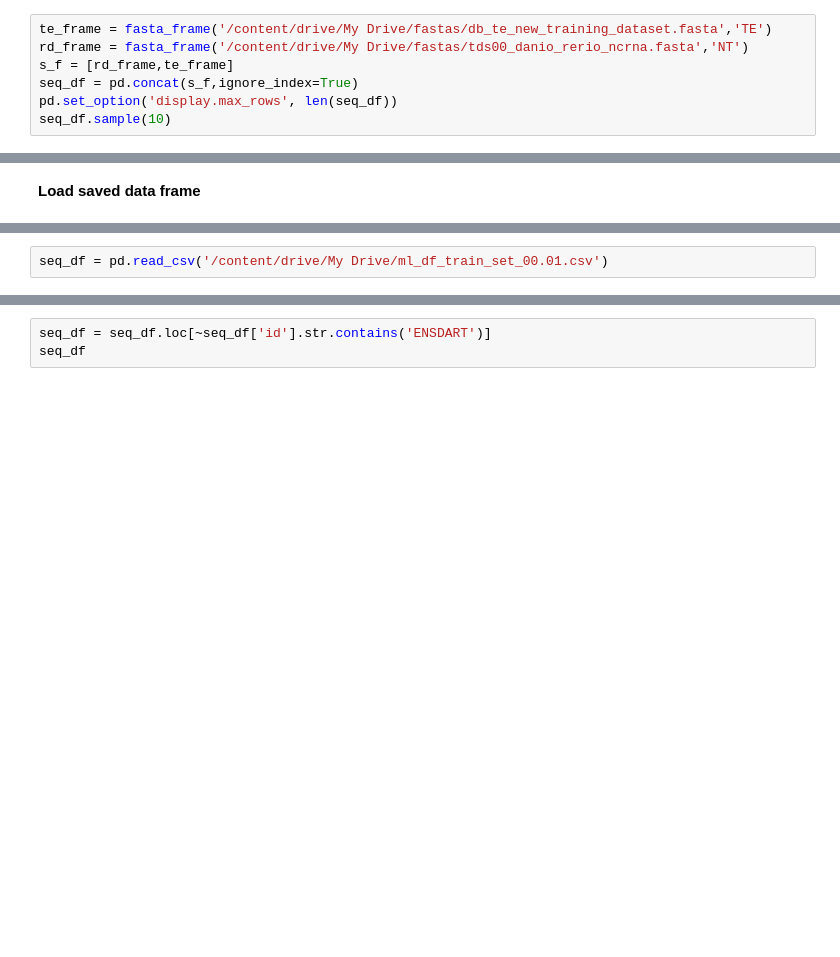
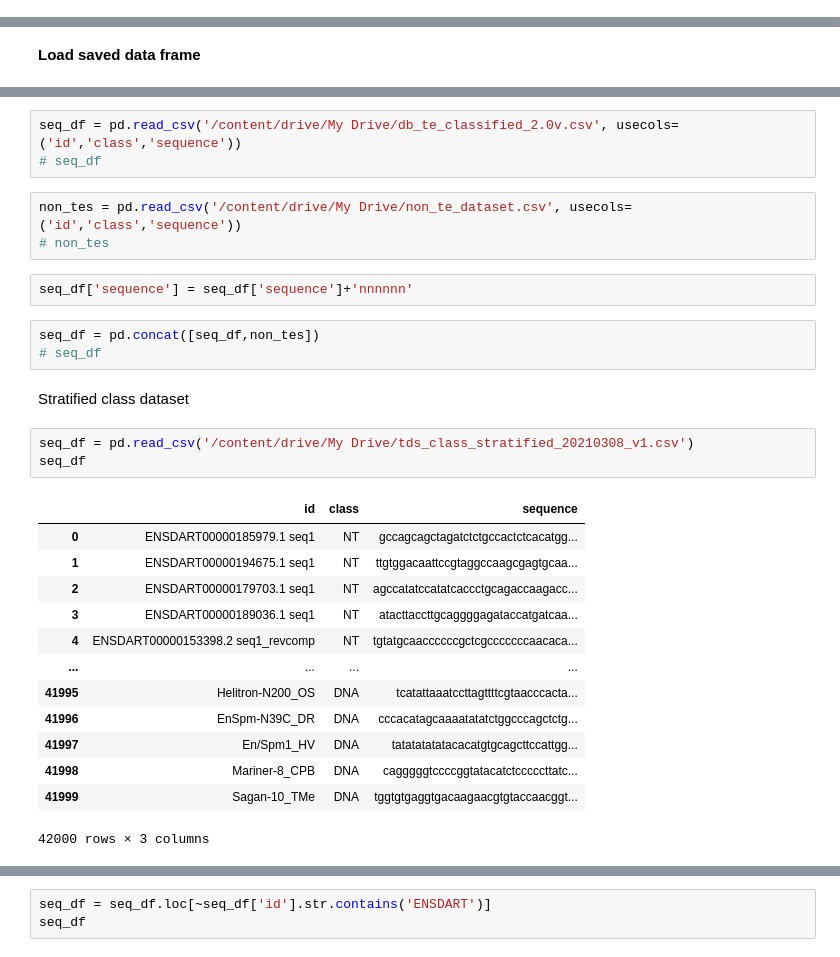
Before and after one commit to Tiago-Minuzzi/phd-proj, a Jupyter notebook: pynb/word_embedding_ml_tes_ident.ipynb, the cells around one changed output, grey strips where cells are left out. Saved outputs shown, nothing was run; the diff lists cells and outputs as text; blank space fills up the shorter version.

Commit message:
Dataset updates

```diff
--- a/pynb/word_embedding_ml_tes_ident.ipynb
+++ b/pynb/word_embedding_ml_tes_ident.ipynb
@@ -100,10 +101,3 @@ np.random.seed(SEED)
 random.seed(SEED)
 # %% [markdown]
 # Preprocessing
-# %%
-te_frame = fasta_frame('/content/drive/My Drive/fastas/db_te_new_training_dataset.fasta','TE')
-rd_frame = fasta_frame('/content/drive/My Drive/fastas/tds00_danio_rerio_ncrna.fasta','NT')
-s_f = [rd_frame,te_frame]
-seq_df = pd.concat(s_f,ignore_index=True)
-pd.set_option('display.max_rows', len(seq_df))
-seq_df.sample(10)
@@ -123,2 +108,30 @@ seq_df.sample(10)
+# %%
+seq_df = pd.read_csv('/content/drive/My Drive/db_te_classified_2.0v.csv', usecols=('id','class','sequence'))
+# seq_df
+# %%
+non_tes = pd.read_csv('/content/drive/My Drive/non_te_dataset.csv', usecols=('id','class','sequence'))
+# non_tes
+# %%
+seq_df['sequence'] = seq_df['sequence']+'nnnnnn'
+# %%
+seq_df = pd.concat([seq_df,non_tes])
+# seq_df
+# %% [markdown]
+Stratified class dataset
 # %%
-seq_df = pd.read_csv('/content/drive/My Drive/ml_df_train_set_00.01.csv')
+seq_df = pd.read_csv('/content/drive/My Drive/tds_class_stratified_20210308_v1.csv')
+seq_df
+# %% [output]
+|  | id | class | sequence |
+| 0 | ENSDART00000185979.1 seq1 | NT | gccagcagctagatctctgccactctcacatgg... |
+| 1 | ENSDART00000194675.1 seq1 | NT | ttgtggacaattccgtaggccaagcgagtgcaa... |
+| 2 | ENSDART00000179703.1 seq1 | NT | agccatatccatatcaccctgcagaccaagacc... |
+| 3 | ENSDART00000189036.1 seq1 | NT | atacttaccttgcaggggagataccatgatcaa... |
+| 4 | ENSDART00000153398.2 seq1_revcomp | NT | tgtatgcaaccccccgctcgcccccccaacaca... |
+| ... | ... | ... | ... |
+| 41995 | Helitron-N200_OS | DNA | tcatattaaatccttagttttcgtaacccacta... |
+| 41996 | EnSpm-N39C_DR | DNA | cccacatagcaaaatatatctggcccagctctg... |
+| 41997 | En/Spm1_HV | DNA | tatatatatatacacatgtgcagcttccattgg... |
+| 41998 | Mariner-8_CPB | DNA | cagggggtccccggtatacatctcccccttatc... |
+| 41999 | Sagan-10_TMe | DNA | tggtgtgaggtgacaagaacgtgtaccaacggt... |
+42000 rows × 3 columns
```
Also changed, not shown: parts of 46 cells of this notebook.
